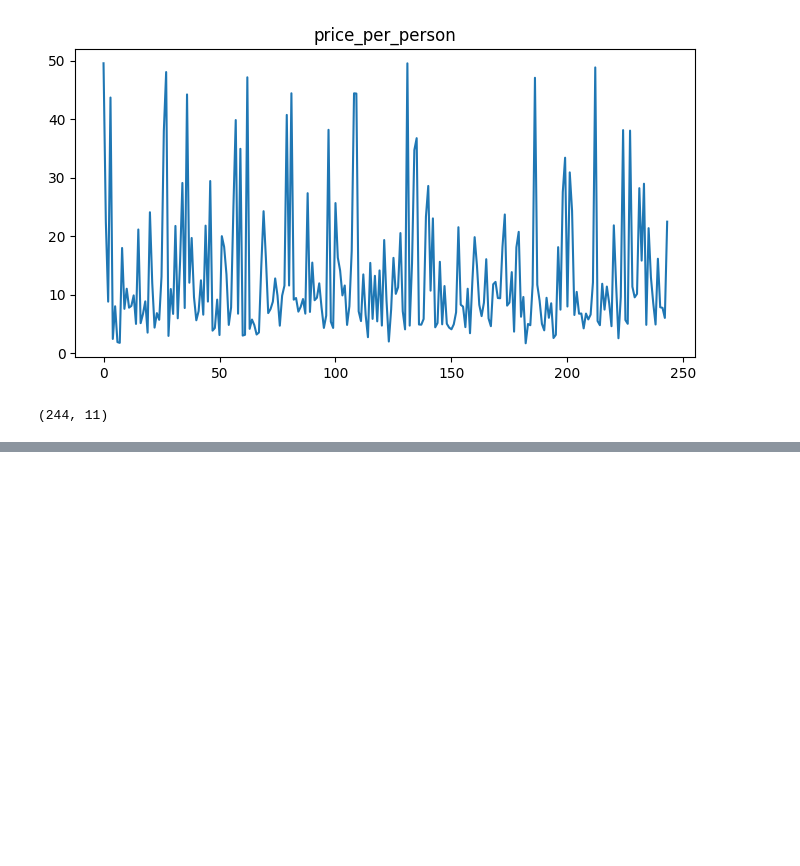
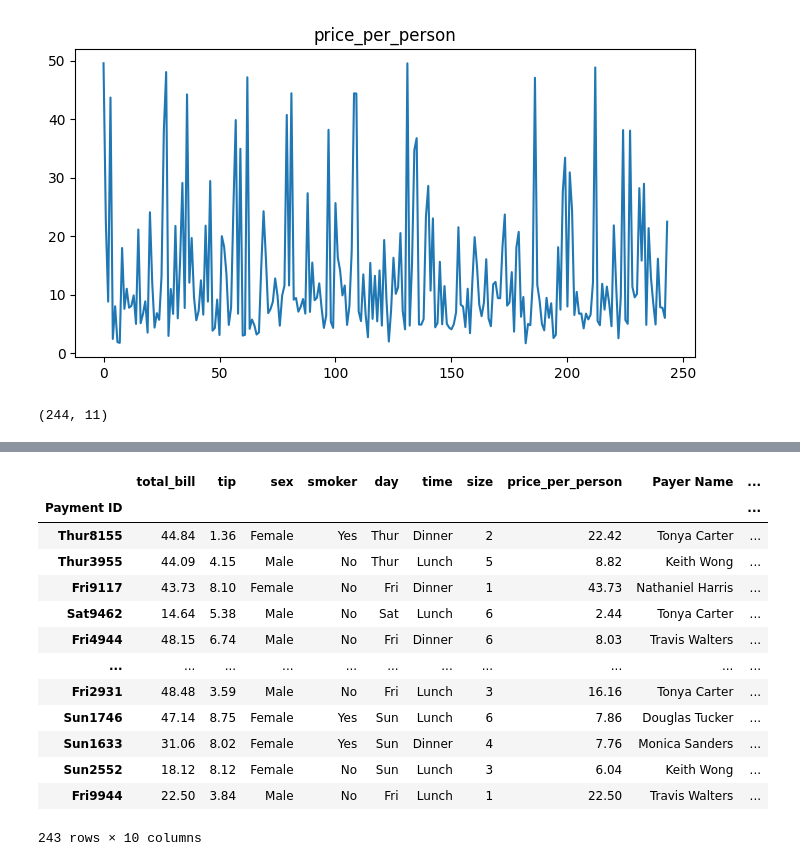
Before and after one commit to ibrahim10sy/learn-python, a Jupyter notebook: Pandas1.ipynb, the cells around one changed output, grey strips where cells are left out. Cells and saved outputs as stored; diff of their text form; code cells hidden in the pictures; blank space fills up the shorter version.

```diff
--- a/Pandas1.ipynb
+++ b/Pandas1.ipynb
@@ -448,0 +458,3 @@ df.shape
+# %%
+# Modification de l'index
+df = df.set_index('Payment ID')
@@ -448,0 +480,3 @@ df.shape
+# %%
+# Pour reuinitialiser
+df =df.reset_index()
@@ -448,0 +526,18 @@ df.shape
+# %%
+# Supprimer une ligne
+df.drop('Sat9766', axis=0)
+# %% [output]
+|  | total_bill | tip | sex | smoker | day | time | size | price_per_person | Payer Name | ... |
+| Payment ID |  |  |  |  |  |  |  |  |  | ... |
+| Thur8155 | 44.84 | 1.36 | Female | Yes | Thur | Dinner | 2 | 22.42 | Tonya Carter | ... |
+| Thur3955 | 44.09 | 4.15 | Male | No | Thur | Lunch | 5 | 8.82 | Keith Wong | ... |
+| Fri9117 | 43.73 | 8.10 | Female | No | Fri | Dinner | 1 | 43.73 | Nathaniel Harris | ... |
+| Sat9462 | 14.64 | 5.38 | Male | No | Sat | Lunch | 6 | 2.44 | Tonya Carter | ... |
+| Fri4944 | 48.15 | 6.74 | Male | No | Fri | Dinner | 6 | 8.03 | Travis Walters | ... |
+| ... | ... | ... | ... | ... | ... | ... | ... | ... | ... | ... |
+| Fri2931 | 48.48 | 3.59 | Male | No | Fri | Lunch | 3 | 16.16 | Tonya Carter | ... |
+| Sun1746 | 47.14 | 8.75 | Female | Yes | Sun | Lunch | 6 | 7.86 | Douglas Tucker | ... |
+| Sun1633 | 31.06 | 8.02 | Female | Yes | Sun | Dinner | 4 | 7.76 | Monica Sanders | ... |
+| Sun2552 | 18.12 | 8.12 | Female | No | Sun | Lunch | 3 | 6.04 | Keith Wong | ... |
+| Fri9944 | 22.50 | 3.84 | Male | No | Fri | Lunch | 1 | 22.50 | Travis Walters | ... |
+243 rows × 10 columns
```
Also changed, not shown: parts of 12 cells of this notebook.
